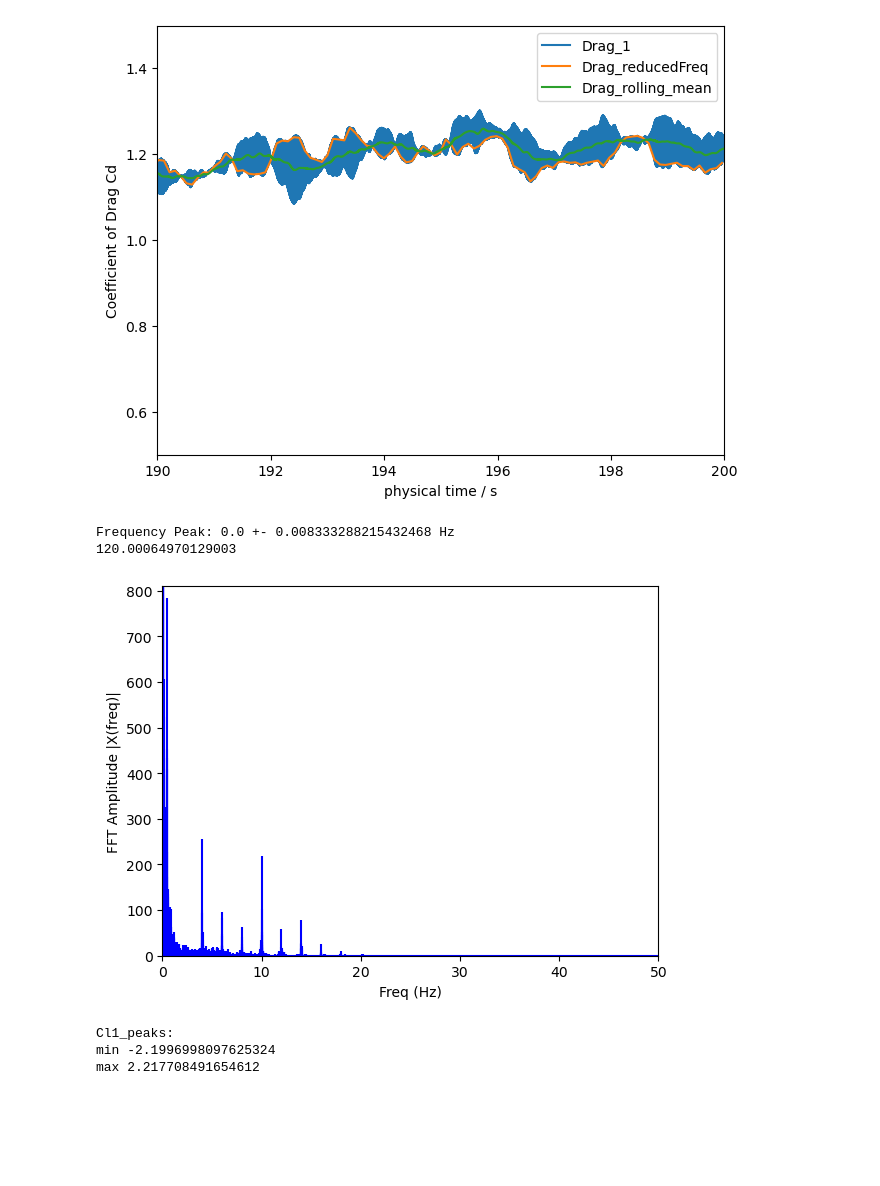
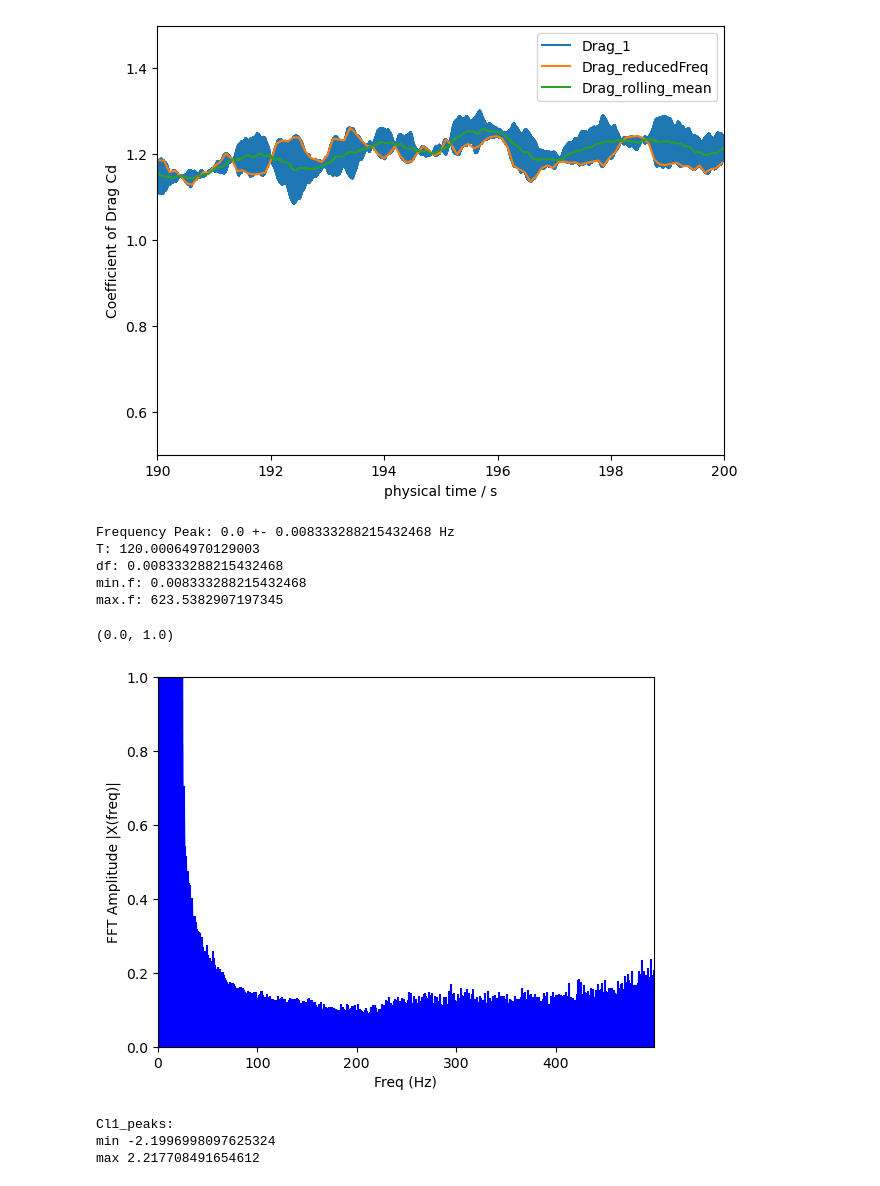
Before and after one commit to MaxBille/lettuce, a Jupyter notebook: myTest/test_Drag_interval.ipynb, the cells around one changed output. Saved outputs shown, nothing was run; the diff lists cells and outputs as text; code cells hidden in the pictures; blank space fills up the shorter version.

```diff
--- a/myTest/test_Drag_interval.ipynb
+++ b/myTest/test_Drag_interval.ipynb
@@ -120,34 +120,43 @@ steps_interval: 124
 # %%
 
 ### prototyped fft for frequency detection and calculation of strouhal-number
 # ! Drag_frequency is 2* Strouhal-Freq. Lift-freq. is Strouhal-Freq.
 drag_converged = drag_1[int(0.4*drag_1.shape[0]):,:]
 
 X = np.fft.fft(drag_converged[:, 2])  # fft result (amplitudes)
 N = len(X)  # number of freqs
 n = np.arange(N)  # freq index
 T = N*(drag_converged[2,1]-drag_converged[1,1]) # total time measured (T_PU)
 freq = n / T  # frequencies (x-axis of spectrum)
 
 plt.figure
 plt.stem(freq, np.abs(X), 'b', markerfmt=" ", basefmt="-b")  # plot spectrum |X|(f)
 plt.xlabel("Freq (Hz)")
 plt.ylabel("FFT Amplitude |X(freq)|")
-plt.xlim(0,50)
+#plt.xlim(0,50)
 # print("max. Amplitude np.abx(X).max():", np.abs(X).max())   # for debugging
 plt.ylim(0, np.abs(X[10:int(X.shape[0] * 0.5)]).max())  # ylim, where highes peak is on left half of full spectrum
 
 freq_res = freq[1] - freq[0]  # frequency-resolution
 X_abs = np.abs(X[10:int(X.shape[0] * 0.4)])  # get |X| Amplitude for left half of full spectrum
 freq_peak = freq[np.argmax(X_abs)]  # find frequency with highest amplitude
 print("Frequency Peak:", freq_peak, "+-", freq_res, "Hz")
 # f = Strouhal for St=f*D/U and D=U=1 in PU
 
-print(T)
+print("T:", T)
+print("df:", freq_res)
+print("min.f:", 1/T)
+print("max.f:", 1/(drag_converged[2,1]-drag_converged[1,1])*0.5)
+plt.xlim(0,1/(drag_converged[2,1]-drag_converged[1,1])*0.4)
+plt.ylim(0,1)
 # %% [output]
 Frequency Peak: 0.0 +- 0.008333288215432468 Hz
-120.00064970129003
+T: 120.00064970129003
+df: 0.008333288215432468
+min.f: 0.008333288215432468
+max.f: 623.5382907197345
+(0.0, 1.0)
-[figure, old version]
+[figure, new version]
 # %%
 lift_1 = np.loadtxt(str(output_path+data1+"/lift_coefficient.txt"))
 #lift_2 = np.loadtxt(str(output_path+data2+"/lift_coefficient.txt"))
```
Also changed, not shown: 2 other files.
